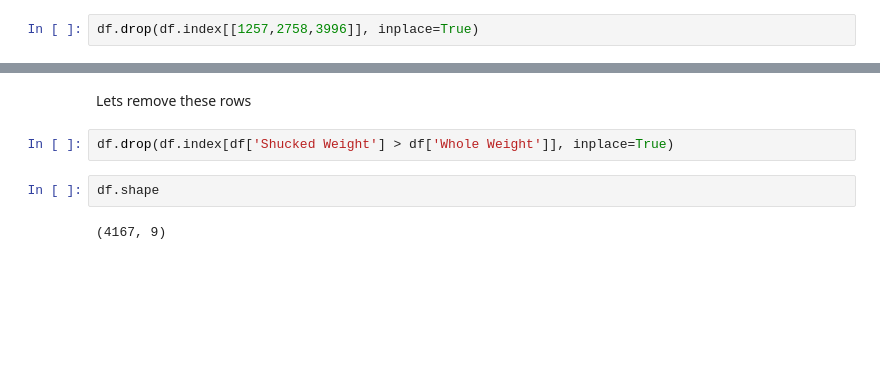
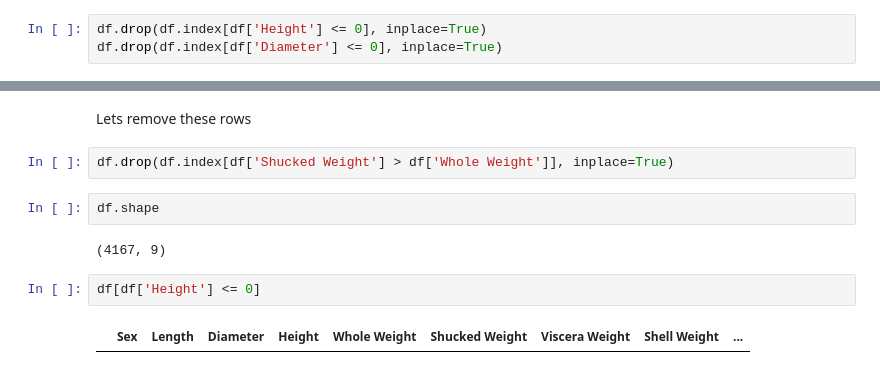
Before and after one commit to el-davo/msc-data-analytics-notebook, a Jupyter notebook: task1.ipynb, the cells around one changed output, grey strips where cells are left out. Drawn from its saved outputs; the diff is of its cells as text; blank space fills up the shorter version.

Commit message:
Updated index removal

```diff
--- a/task1.ipynb
+++ b/task1.ipynb
@@ -87,8 +87,9 @@ df[(df.select_dtypes(include=['number']) <= 0).any(1)]
 | 3996 | I | 0.315 | 0.23 | 0.000 | 0.1340 | 0.0575 | 0.0285 | 0.3505 | ... |
 # %% [markdown]
 Based on the above we can see that it would be impossible to have a height of zero or a minus diameter. We should remove rows 1257, 2758 and 3996, as they may skew our results.
-# %%
-df.drop(df.index[[1257,2758,3996]], inplace=True)
+# %%
+df.drop(df.index[df['Height'] <= 0], inplace=True)
+df.drop(df.index[df['Diameter'] <= 0], inplace=True)
 # %%
 df.shape
 # %% [output]
@@ -138,3 +139,7 @@ df.drop(df.index[df['Shucked Weight'] > df['Whole Weight']], inplace=True)
 df.shape
 # %% [output]
 (4167, 9)
+# %%
+df[df['Height'] <= 0]
+# %% [output]
+|  | Sex | Length | Diameter | Height | Whole Weight | Shucked Weight | Viscera Weight | Shell Weight | ... |
```
